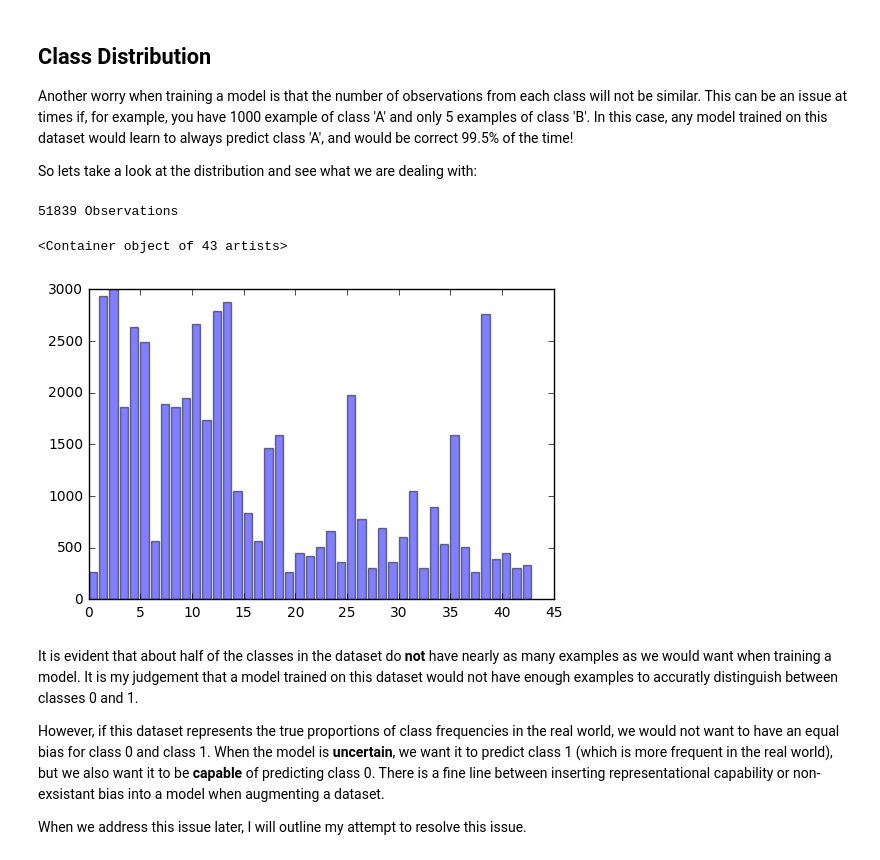
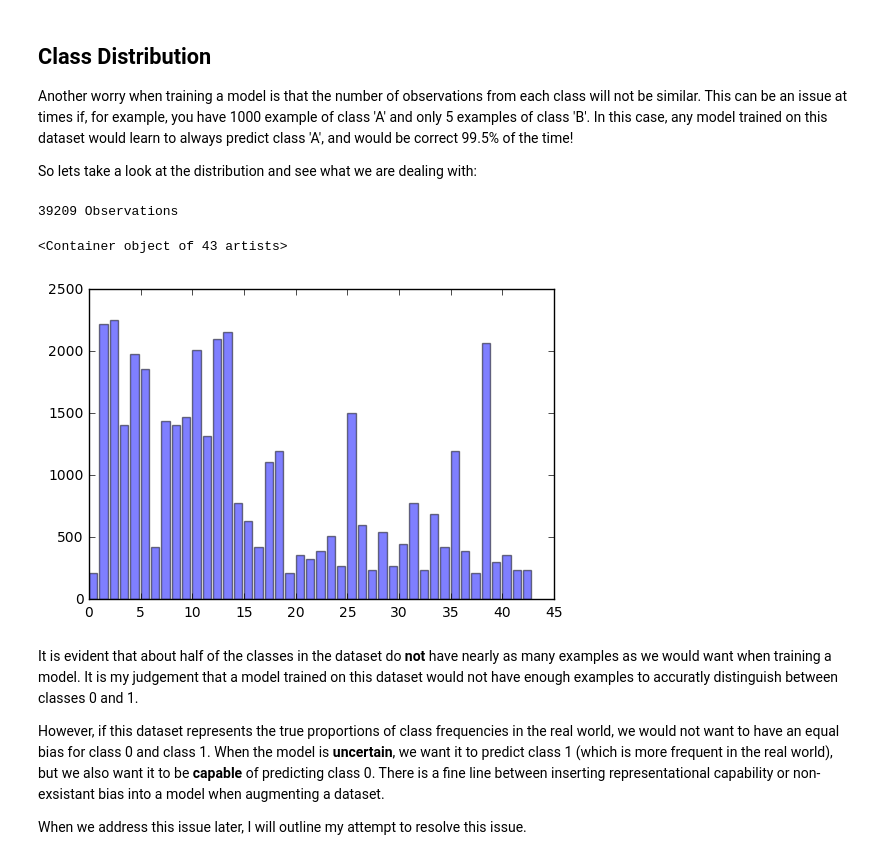
Before and after one commit to jpthalman/CarND, a Jupyter notebook: Projects/P2-TrafficSigns/Traffic_Signs_Recognition.ipynb, the cells around one changed output. Saved outputs shown, nothing was run; the diff lists cells and outputs as text; code cells hidden in the pictures.

```diff
--- a/Projects/P2-TrafficSigns/Traffic_Signs_Recognition.ipynb
+++ b/Projects/P2-TrafficSigns/Traffic_Signs_Recognition.ipynb
@@ -136,15 +133,15 @@ Another worry when training a model is that the number of observations from each
 So lets take a look at the distribution and see what we are dealing with:
 # %%
 # Create a barchart of frequencies
-item, count = np.unique(y_data, return_counts=True)
+item, count = np.unique(y_train, return_counts=True)
 freq = np.array((item, count)).T
 
-print('%d Observations' % (y_data.shape[0]))
+print('%d Observations' % (y_train.shape[0]))
 plt.bar(item, count, alpha=0.5)
 # %% [output]
-51839 Observations
+39209 Observations
 <Container object of 43 artists>
-[figure, old version]
+[figure, new version]
 # %% [markdown]
 It is evident that about half of the classes in the dataset do **not** have nearly as many examples as we would want when training a model. It is my judgement that a model trained on this dataset would not have enough examples to accuratly distinguish between classes 0 and 1.
 
```
Also changed, not shown: parts of 12 cells of this notebook.
